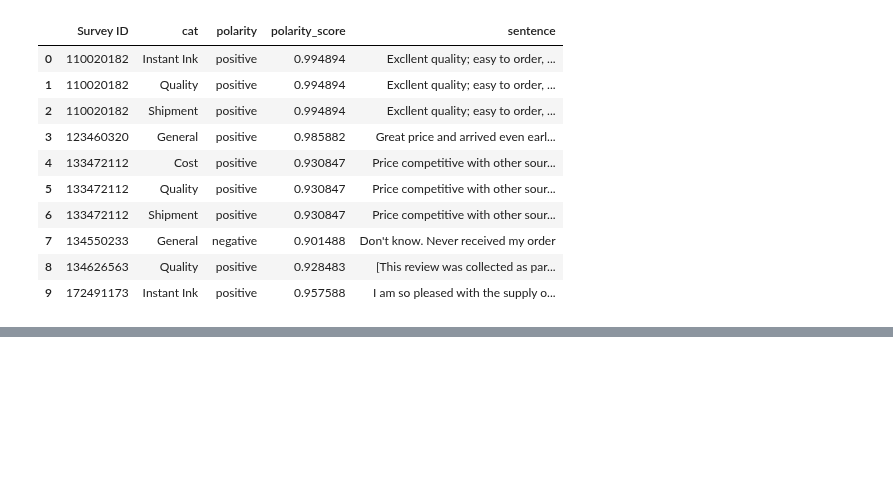
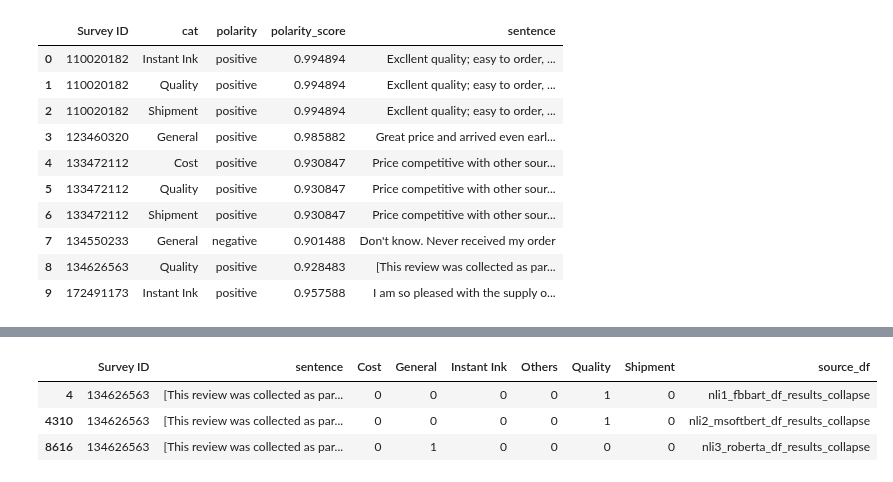
Before and after one commit to wd686/InkSightAnalyzer, a Jupyter notebook: Multi-Turn Zero-Shot ABSA.ipynb, the cells around one changed output, grey strips where cells are left out. Cells and saved outputs as stored; diff of their text form; code cells hidden in the pictures; blank space fills up the shorter version.

```diff
--- a/Multi-Turn Zero-Shot ABSA.ipynb
+++ b/Multi-Turn Zero-Shot ABSA.ipynb
@@ -383,0 +440,21 @@ for i, df_summary in enumerate(dfs, start=1):
+# %%
+# Initialize an empty list to hold DataFrames
+dfs_list = []
+
+# Loop through each DataFrame in the collapsed_dfs dictionary
+for df_name, df in collapsed_dfs.items():
+    # Add a new column to indicate the source DataFrame
+    df['source_df'] = df_name  # or use df_name.replace('_collapse', '') if you want to strip it
+
+    # Append the modified DataFrame to the list
+    dfs_list.append(df)
+
+# Concatenate all DataFrames in the list into a single DataFrame
+union_df = pd.concat(dfs_list, ignore_index=True)
+
+union_df[union_df['Survey ID'] == '134626563']
+# %% [output]
+|  | Survey ID | sentence | Cost | General | Instant Ink | Others | Quality | Shipment | source_df |
+| 4 | 134626563 | [This review was collected as par... | 0 | 0 | 0 | 0 | 1 | 0 | nli1_fbbart_df_results_collapse |
+| 4310 | 134626563 | [This review was collected as par... | 0 | 0 | 0 | 0 | 1 | 0 | nli2_msoftbert_df_results_collapse |
+| 8616 | 134626563 | [This review was collected as par... | 0 | 1 | 0 | 0 | 0 | 0 | nli3_roberta_df_results_collapse |
```
Also changed, not shown: parts of 7 cells of this notebook, 7 other files.
